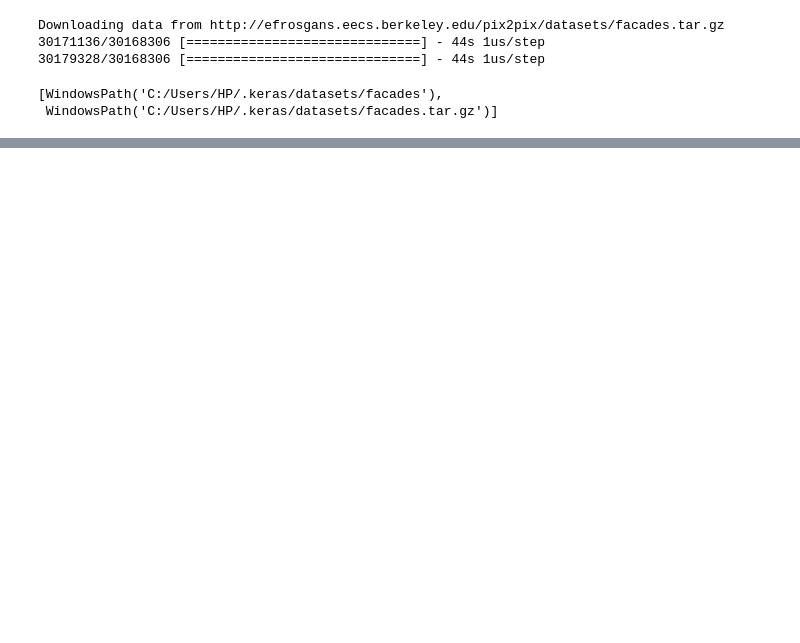
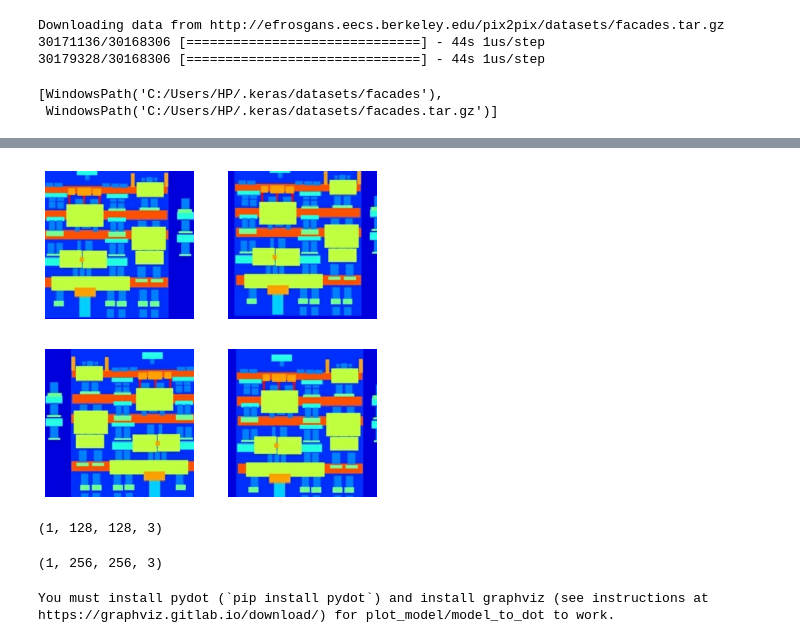
Before and after one commit to Utsavd7/pix2pix-GANs, a Jupyter notebook: Image-to-image-translation-GANs.ipynb, the cells around one changed output, grey strips where cells are left out. Saved outputs shown, nothing was run; the diff lists cells and outputs as text; code cells hidden in the pictures; blank space fills up the shorter version.

Commit message:
testing the generator

```diff
--- a/Image-to-image-translation-GANs.ipynb
+++ b/Image-to-image-translation-GANs.ipynb
@@ -32,0 +75,22 @@ list(PATH.parent.iterdir())
+# %%
+# The facade training set consist of 400 images
+BUFFER_SIZE = 400
+# The batch size of 1 produced better results for the U-Net in the original pix2pix experiment
+BATCH_SIZE = 1
+# Each image is 256x256 in size
+IMG_WIDTH = 256
+IMG_HEIGHT = 256
+# %%
+def resize(input_image, real_image, height, width):
+      input_image = tf.image.resize(input_image, [height, width],
+                                method=tf.image.ResizeMethod.NEAREST_NEIGHBOR)
+      real_image = tf.image.resize(real_image, [height, width],
+                               method=tf.image.ResizeMethod.NEAREST_NEIGHBOR)
+      return input_image, real_image
+# %%
+def random_crop(input_image, real_image):
+      stacked_image = tf.stack([input_image, real_image], axis=0)
+      cropped_image = tf.image.random_crop(
+      stacked_image, size=[2, IMG_HEIGHT, IMG_WIDTH, 3])
+
+      return cropped_image[0], cropped_image[1]
@@ -32,0 +104,25 @@ list(PATH.parent.iterdir())
+# %%
+@tf.function()
+def random_jitter(input_image, real_image):
+  # Resizing to 286x286
+  input_image, real_image = resize(input_image, real_image, 286, 286)
+
+  # Random cropping back to 256x256
+  input_image, real_image = random_crop(input_image, real_image)
+
+  if tf.random.uniform(()) > 0.5:
+    # Random mirroring
+    input_image = tf.image.flip_left_right(input_image)
+    real_image = tf.image.flip_left_right(real_image)
+
+  return input_image, real_image
+# %%
+plt.figure(figsize=(6, 6))
+for i in range(4):
+  rj_inp, rj_re = random_jitter(inp, re)
+  plt.subplot(2, 2, i + 1)
+  plt.imshow(rj_inp / 255.0)
+  plt.axis('off')
+plt.show()
+# %% [output]
+[figure, added]
@@ -32,0 +174,6 @@ list(PATH.parent.iterdir())
+# %%
+down_model = downsample(3, 4)
+down_result = down_model(tf.expand_dims(inp, 0))
+print (down_result.shape)
+# %% [output]
+(1, 128, 128, 3)
@@ -32,0 +199,6 @@ list(PATH.parent.iterdir())
+# %%
+up_model = upsample(3, 4)
+up_result = up_model(down_result)
+print (up_result.shape)
+# %% [output]
+(1, 256, 256, 3)
@@ -32,0 +255,5 @@ list(PATH.parent.iterdir())
+# %%
+generator = Generator()
+tf.keras.utils.plot_model(generator, show_shapes=True, dpi=64)
+# %% [output]
+You must install pydot (`pip install pydot`) and install graphviz (see instructions at https://graphviz.gitlab.io/download/) for plot_model/model_to_dot to work.
```
Also changed, not shown: parts of 15 cells of this notebook.
